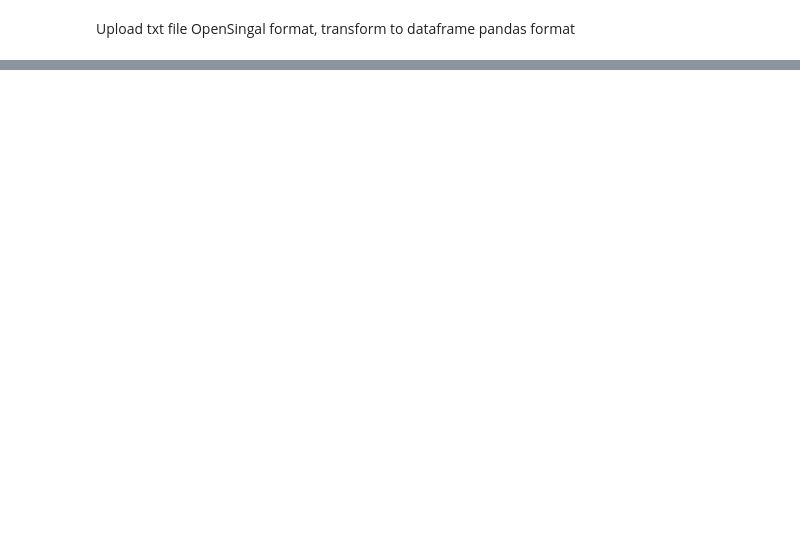
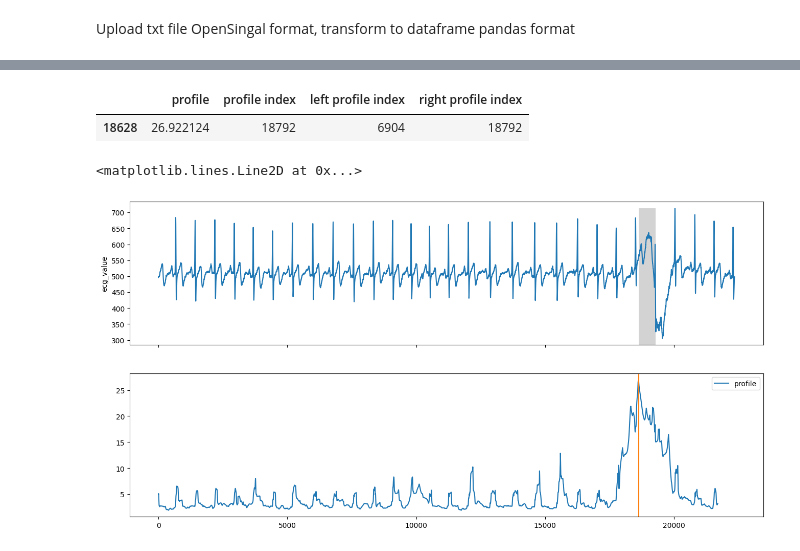
Before and after one commit to TAUforPython/ts-forecasting-ensemble, a Jupyter notebook: timeseries stumpy.ipynb, the cells around one changed output, grey strips where cells are left out. Saved outputs shown, nothing was run; the diff lists cells and outputs as text; code cells hidden in the pictures; blank space fills up the shorter version.

```diff
--- a/timeseries stumpy.ipynb
+++ b/timeseries stumpy.ipynb
@@ -101,0 +106,18 @@ print(df.head())  # Вывод первых строк DataFrame для пров
+# %%
+discord = matrix_profile_df[matrix_profile_df['profile'] == matrix_profile_df['profile'].max()]
+discord
+# %% [output]
+|  | profile | profile index | left profile index | right profile index |
+| 18628 | 26.922124 | 18792 | 6904 | 18792 |
+# %%
+fig, ax = plt.subplots(2, figsize=(16,8), sharex=True)
+g1 = sns.lineplot(y=y, x=x, ax=ax[0])
+g2 = sns.lineplot(data=profile_df, ax=ax[1])
+
+
+rect = Rectangle((discord.index[0], 0), m, max(y), facecolor="lightgrey")
+g1.add_patch(rect)
+g2.axvline(x=[discord.index[0]], color='C1')
+# %% [output]
+<matplotlib.lines.Line2D at 0x...>
+[figure, added]
```
Also changed, not shown: parts of 12 cells of this notebook.
